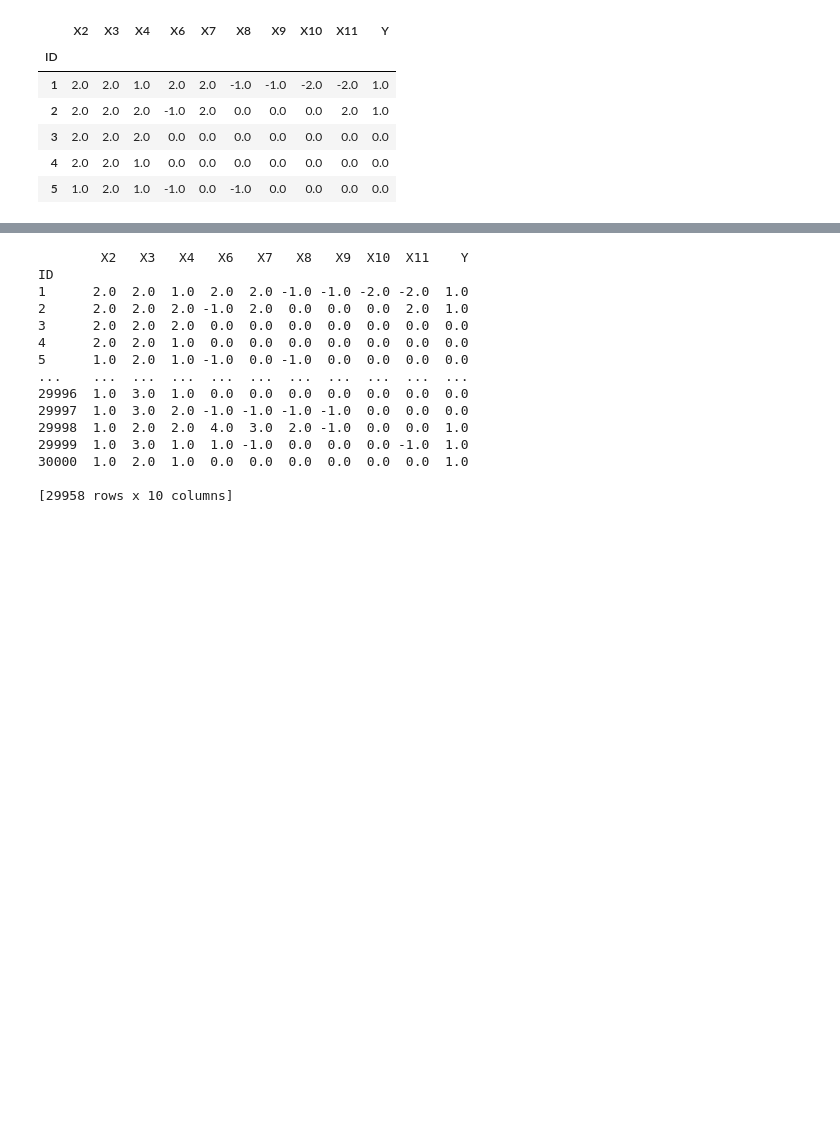
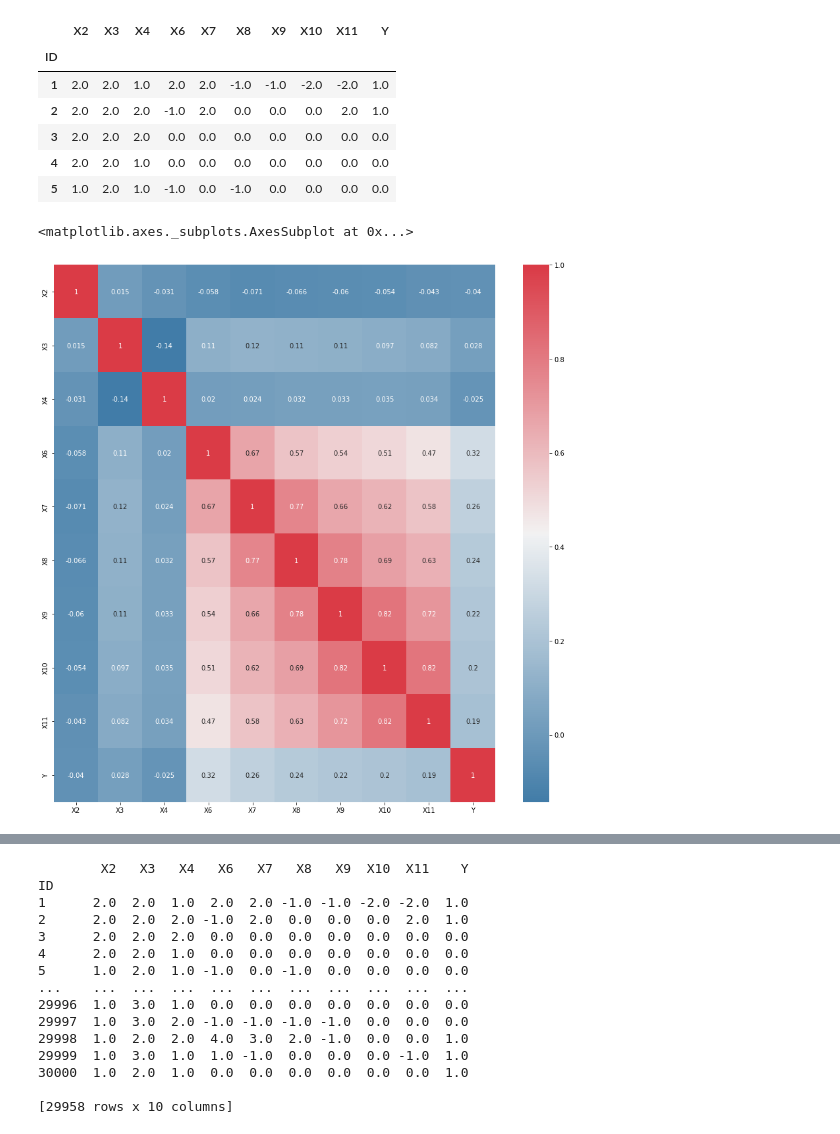
Before and after one commit to PosgradoMNA/actividades-de-aprendizaje-A01794003, a Jupyter notebook: Actividad_Semanal_6,_visualización.ipynb, the cells around one changed output, grey strips where cells are left out. Saved outputs shown, nothing was run; the diff lists cells and outputs as text; code cells hidden in the pictures; blank space fills up the shorter version.

```diff
--- a/Actividad_Semanal_6,_visualización.ipynb
+++ b/Actividad_Semanal_6,_visualización.ipynb
@@ -662,3 +662,10 @@ Categorico.head()
 | 3 | 2.0 | 2.0 | 2.0 | 0.0 | 0.0 | 0.0 | 0.0 | 0.0 | 0.0 | 0.0 |
 | 4 | 2.0 | 2.0 | 1.0 | 0.0 | 0.0 | 0.0 | 0.0 | 0.0 | 0.0 | 0.0 |
 | 5 | 1.0 | 2.0 | 1.0 | -1.0 | 0.0 | -1.0 | 0.0 | 0.0 | 0.0 | 0.0 |
+# %%
+fig = plt.figure(figsize=(15, 15))
+
+sns.heatmap(Categorico.corr(), annot=True,cmap=sns.diverging_palette(240, 10, n=9,as_cmap=True))
+# %% [output]
+<matplotlib.axes._subplots.AxesSubplot at 0x...>
+[figure, added]
```
Also changed, not shown: parts of 20 cells of this notebook.
